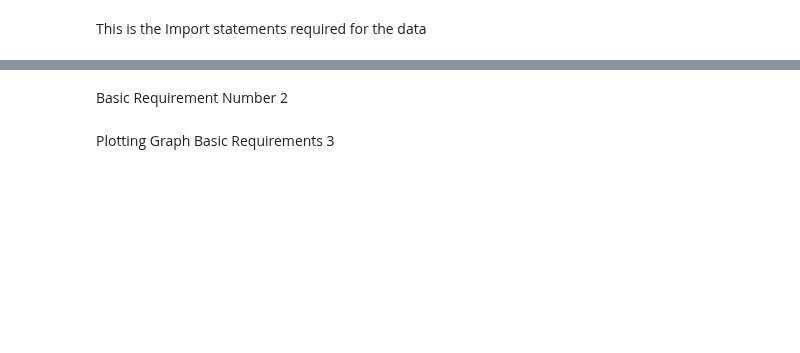
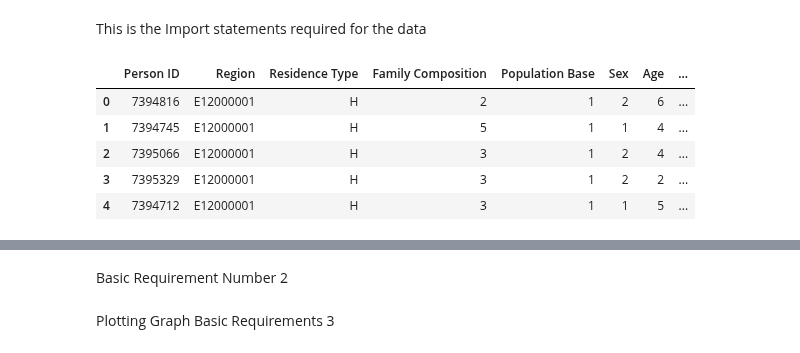
Before and after one commit to chrisrauch193/CS2006Practical3, a Jupyter notebook: Report.ipynb, the cells around one changed output, grey strips where cells are left out. Drawn from its saved outputs; the diff is of its cells as text; code cells hidden in the pictures; blank space fills up the shorter version.

```diff
--- a/Report.ipynb
+++ b/Report.ipynb
@@ -28,0 +25,9 @@ for field in newdf:
+# %%
+df.head()
+# %% [output]
+|  | Person ID | Region | Residence Type | Family Composition | Population Base | Sex | Age | ... |
+| 0 | 7394816 | E12000001 | H | 2 | 1 | 2 | 6 | ... |
+| 1 | 7394745 | E12000001 | H | 5 | 1 | 1 | 4 | ... |
+| 2 | 7395066 | E12000001 | H | 3 | 1 | 2 | 4 | ... |
+| 3 | 7395329 | E12000001 | H | 3 | 1 | 2 | 2 | ... |
+| 4 | 7394712 | E12000001 | H | 3 | 1 | 1 | 5 | ... |
```
Also changed, not shown: parts of 8 cells of this notebook.
